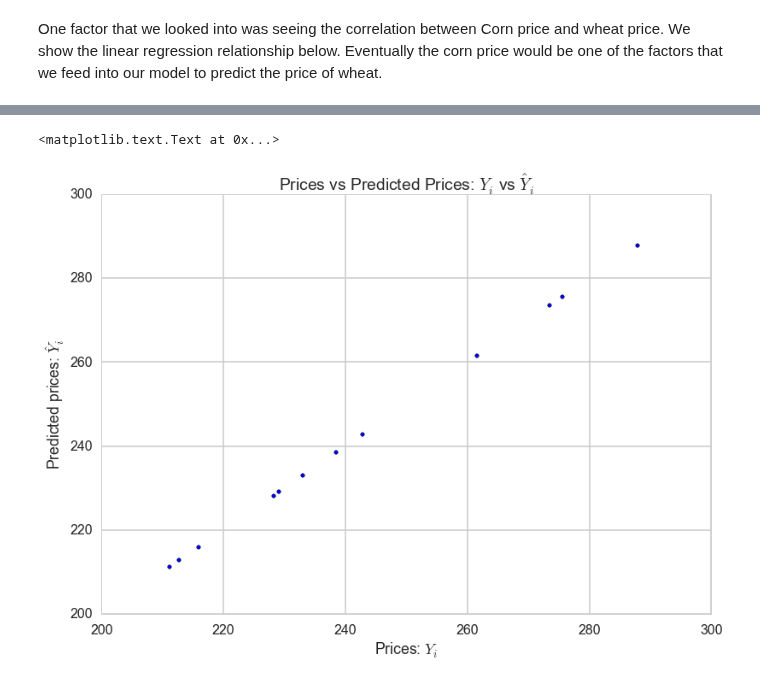
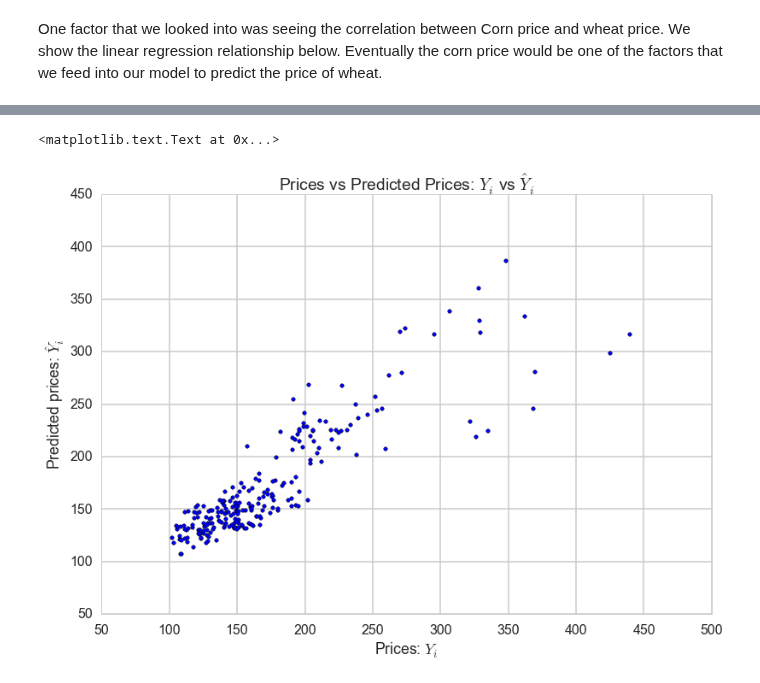
Before and after one commit to dwang953/109-Project, a Jupyter notebook: working_notebooks/NaiveLinearRegression.ipynb, the cells around one changed output, grey strips where cells are left out. Saved outputs shown, nothing was run; the diff lists cells and outputs as text; code cells hidden in the pictures.

Commit message:
corn regression

```diff
--- a/working_notebooks/NaiveLinearRegression.ipynb
+++ b/working_notebooks/NaiveLinearRegression.ipynb
@@ -75,6 +77,6 @@ sns.regplot(y="Wheat Price", x="Corn Price", data=big_df, fit_reg = True)
 # ols - stands for Ordinary least squares, we'll use this
 import statsmodels.api as sm
 from statsmodels.formula.api import ols
-m = ols('Wheat Price ~ Corn Price',big_df).fit()
+m = ols('Wheat_Price ~ Corn_Price',big_df).fit()
 print m.summary()
 # %% [output]
@@ -82,8 +100,8 @@ SyntaxError: unexpected EOF while parsing (<string>, line 1)
 # %%
-plt.scatter(price_2014['price'], m.fittedvalues)
+plt.scatter(big_df['Wheat_Price'], m.fittedvalues)
 plt.xlabel("Prices: $Y_i$")
 plt.ylabel("Predicted prices: $\hat{Y}_i$")
 plt.title("Prices vs Predicted Prices: $Y_i$ vs $\hat{Y}_i$")
 # %% [output]
 <matplotlib.text.Text at 0x...>
-[figure, old version]
+[figure, new version]
```
Also changed, not shown: parts of 3 cells of this notebook.
